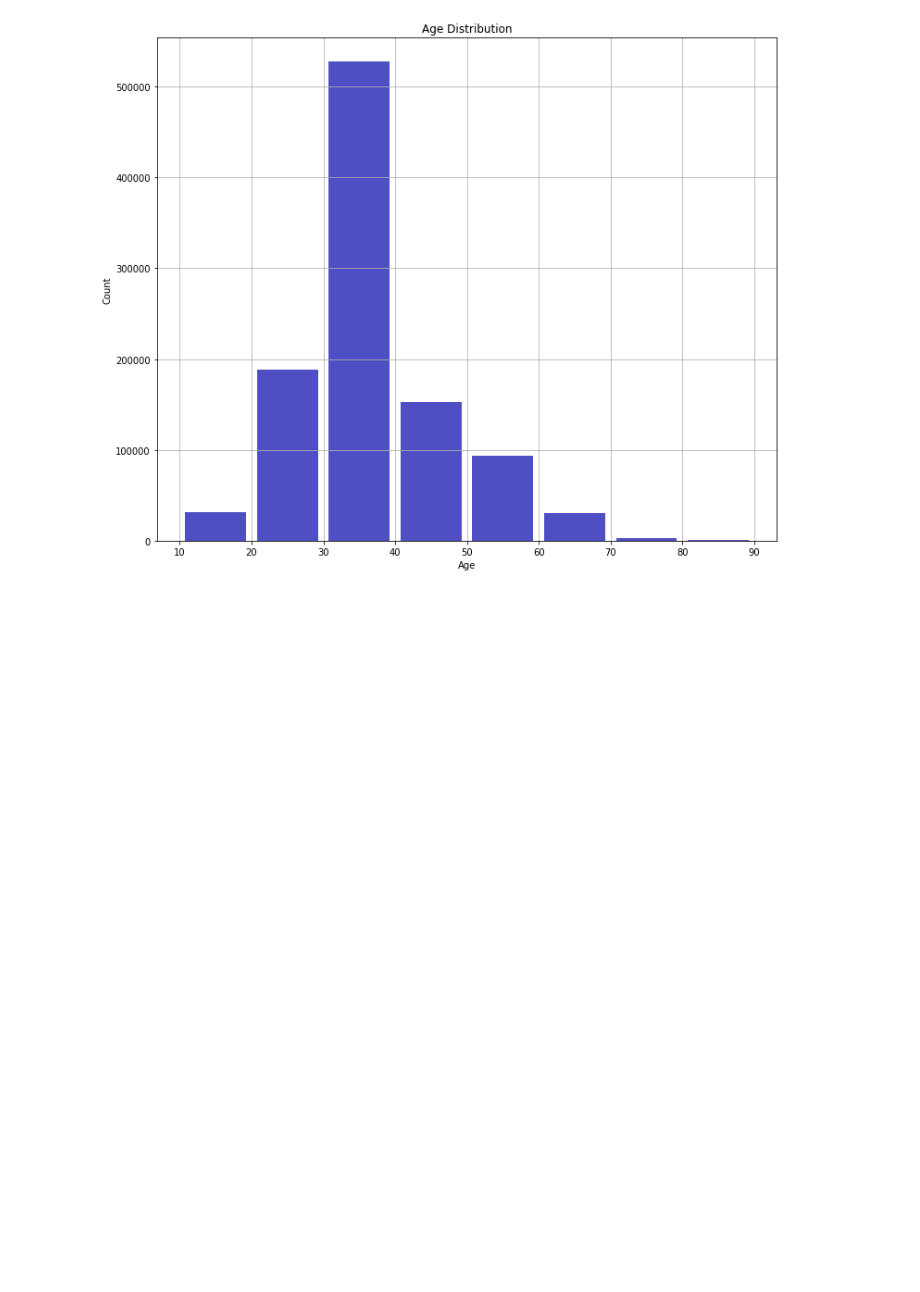
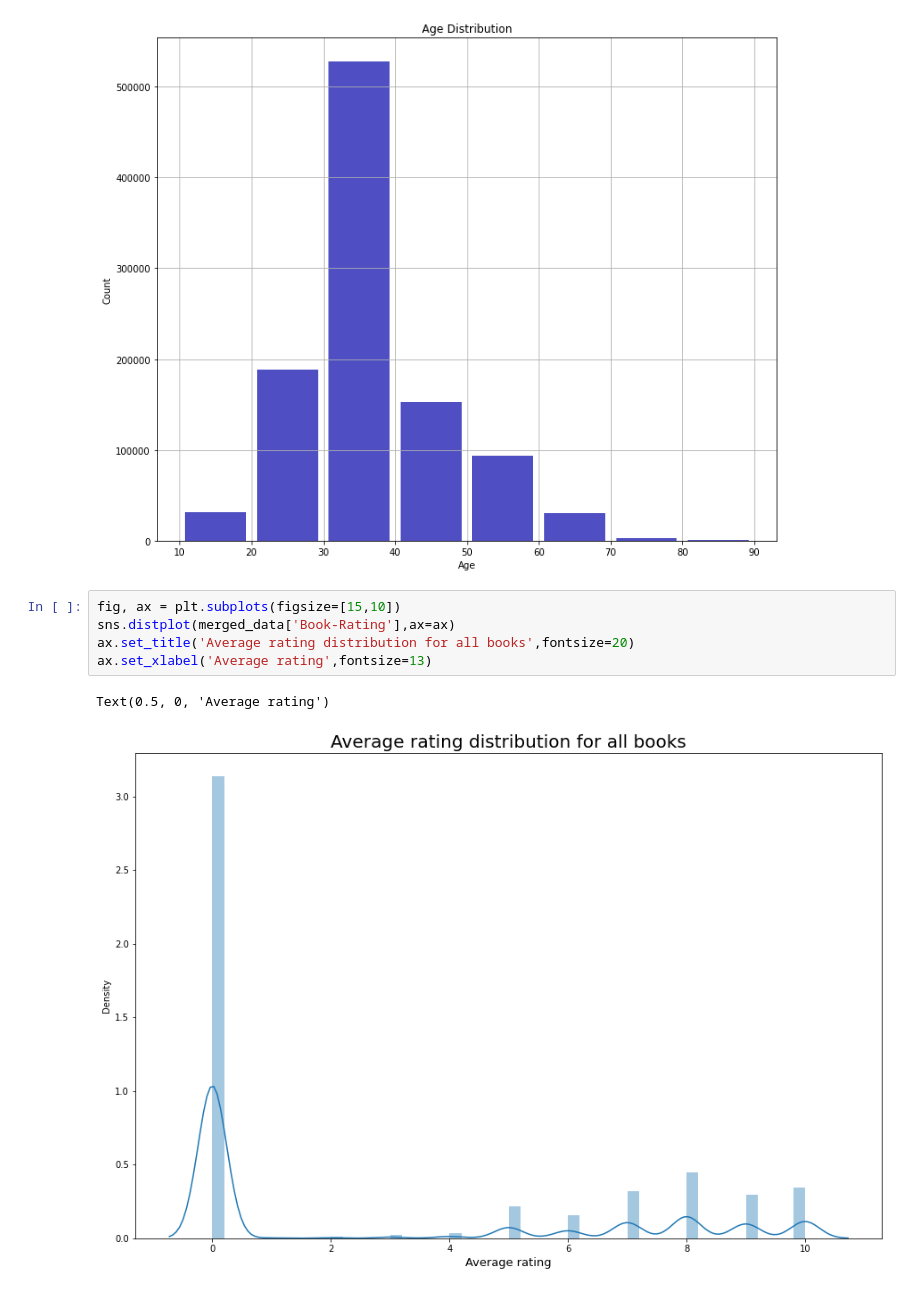
Before and after one commit to Shailendra114/Books-Recommendation-System-Unsupervised-Machine-Learning-, a Jupyter notebook: Books_Recommendation_System.ipynb, the cells around one changed output. Saved outputs shown, nothing was run; the diff lists cells and outputs as text; blank space fills up the shorter version.

Commit message:
Plotting a distplot

```diff
--- a/Books_Recommendation_System.ipynb
+++ b/Books_Recommendation_System.ipynb
@@ -829,3 +829,11 @@ plt.ylabel('Count')
 plt.show()
 # %% [output]
 [figure]
+# %%
+fig, ax = plt.subplots(figsize=[15,10])
+sns.distplot(merged_data['Book-Rating'],ax=ax)
+ax.set_title('Average rating distribution for all books',fontsize=20)
+ax.set_xlabel('Average rating',fontsize=13)
+# %% [output]
+Text(0.5, 0, 'Average rating')
+[figure, added]
```
Also changed, not shown: parts of 5 cells of this notebook.
